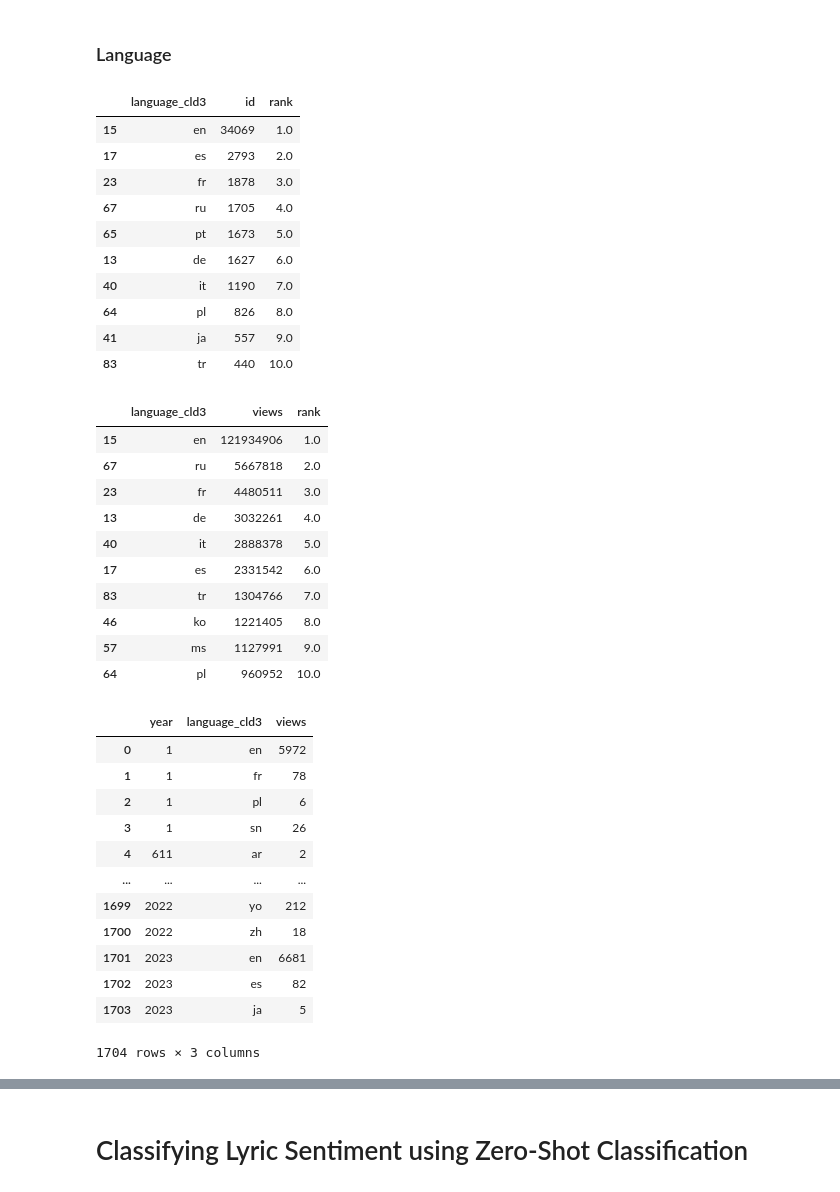
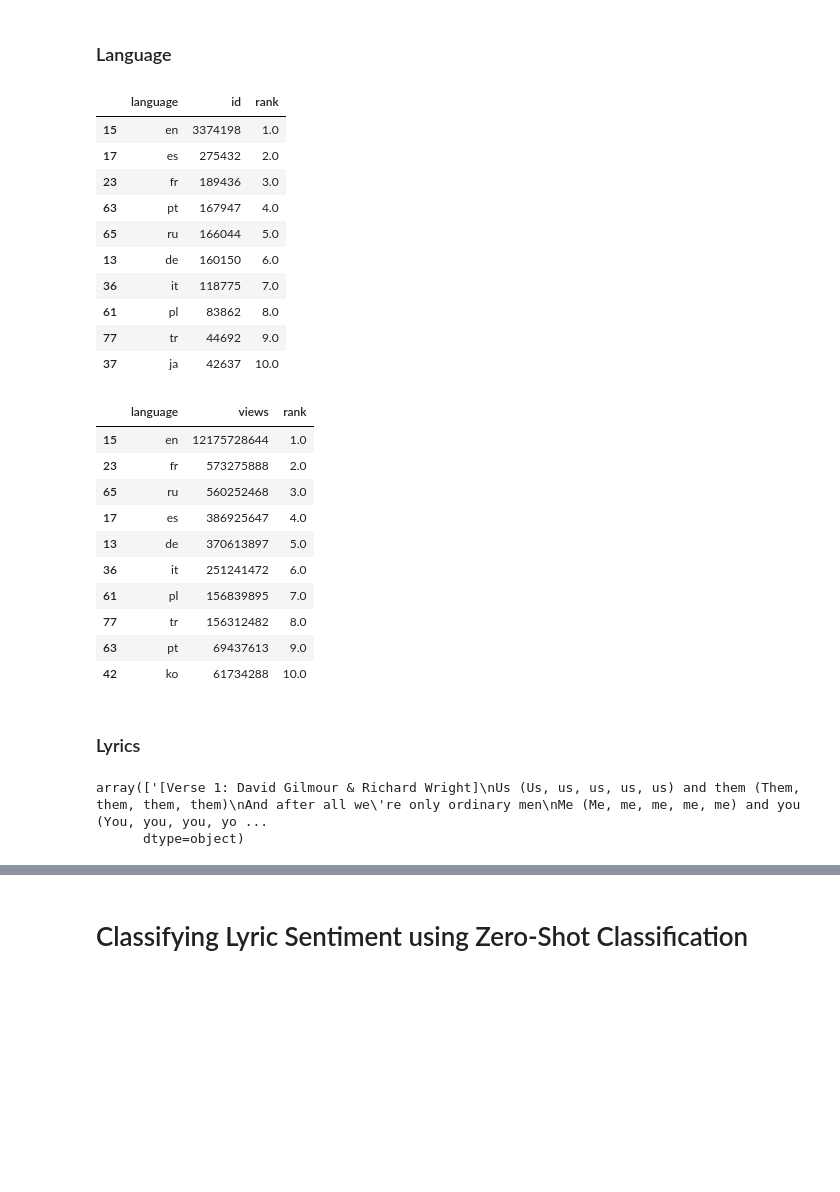
Before and after one commit to wanyakrecipes/lyrical_sentiment, a Jupyter notebook: notebook.ipynb, the cells around one changed output, grey strips where cells are left out. Saved outputs shown, nothing was run; the diff lists cells and outputs as text; code cells hidden in the pictures; blank space fills up the shorter version.

```diff
--- a/notebook.ipynb
+++ b/notebook.ipynb
@@ -153,58 +198,45 @@ display(features_top_ten_views_df)
 ### Language
 # %%
 #Most popular language
-popular_lang_df = song_lyrics_sample_df.groupby('language_cld3').agg({'id':'count'}).reset_index()
+popular_lang_df = song_lyrics_full_df.groupby('language').agg({'id':'count'}).reset_index()
 popular_lang_df ['rank'] = popular_lang_df ['id'].rank(ascending= False)
 popular_lang_df  = popular_lang_df.sort_values(by = 'rank')
 popular_lang_df  = popular_lang_df.head(10)
 
 display(popular_lang_df)
 
 #Most popular langauge by views
-popular_lang_views_df = song_lyrics_sample_df.groupby('language_cld3').agg({'views':'sum'}).reset_index()
+popular_lang_views_df = song_lyrics_full_df.groupby('language').agg({'views':'sum'}).reset_index()
 popular_lang_views_df ['rank'] = popular_lang_views_df ['views'].rank(ascending= False)
 popular_lang_views_df  = popular_lang_views_df.sort_values(by = 'rank')
 popular_lang_views_df = popular_lang_views_df.head(10)
 
 display(popular_lang_views_df)
 
 
-#Most popular langauge by views and year
-popular_lang_views_df = song_lyrics_sample_df.groupby(['year','language_cld3']).agg({'views':'sum'}).reset_index()
-display(popular_lang_views_df)
+# #Most popular langauge by views and year
+# popular_lang_views_df = song_lyrics_sample_df.groupby(['year','language']).agg({'views':'sum'}).reset_index()
+# display(popular_lang_views_df)
 # %% [output]
-|  | language_cld3 | id | rank |
-| 15 | en | 34069 | 1.0 |
-| 17 | es | 2793 | 2.0 |
-| 23 | fr | 1878 | 3.0 |
-| 67 | ru | 1705 | 4.0 |
-| 65 | pt | 1673 | 5.0 |
-| 13 | de | 1627 | 6.0 |
-| 40 | it | 1190 | 7.0 |
-| 64 | pl | 826 | 8.0 |
-| 41 | ja | 557 | 9.0 |
-| 83 | tr | 440 | 10.0 |
+|  | language | id | rank |
+| 15 | en | 3374198 | 1.0 |
+| 17 | es | 275432 | 2.0 |
+| 23 | fr | 189436 | 3.0 |
+| 63 | pt | 167947 | 4.0 |
+| 65 | ru | 166044 | 5.0 |
+| 13 | de | 160150 | 6.0 |
+| 36 | it | 118775 | 7.0 |
+| 61 | pl | 83862 | 8.0 |
+| 77 | tr | 44692 | 9.0 |
+| 37 | ja | 42637 | 10.0 |
-|  | language_cld3 | views | rank |
-| 15 | en | 121934906 | 1.0 |
-| 67 | ru | 5667818 | 2.0 |
-| 23 | fr | 4480511 | 3.0 |
-| 13 | de | 3032261 | 4.0 |
-| 40 | it | 2888378 | 5.0 |
-| 17 | es | 2331542 | 6.0 |
-| 83 | tr | 1304766 | 7.0 |
-| 46 | ko | 1221405 | 8.0 |
-| 57 | ms | 1127991 | 9.0 |
-| 64 | pl | 960952 | 10.0 |
+|  | language | views | rank |
+| 15 | en | 12175728644 | 1.0 |
+| 23 | fr | 573275888 | 2.0 |
+| 65 | ru | 560252468 | 3.0 |
+| 17 | es | 386925647 | 4.0 |
+| 13 | de | 370613897 | 5.0 |
+| 36 | it | 251241472 | 6.0 |
+| 61 | pl | 156839895 | 7.0 |
+| 77 | tr | 156312482 | 8.0 |
+| 63 | pt | 69437613 | 9.0 |
+| 42 | ko | 61734288 | 10.0 |
-|  | year | language_cld3 | views |
-| 0 | 1 | en | 5972 |
-| 1 | 1 | fr | 78 |
-| 2 | 1 | pl | 6 |
-| 3 | 1 | sn | 26 |
-| 4 | 611 | ar | 2 |
-| ... | ... | ... | ... |
-| 1699 | 2022 | yo | 212 |
-| 1700 | 2022 | zh | 18 |
-| 1701 | 2023 | en | 6681 |
-| 1702 | 2023 | es | 82 |
-| 1703 | 2023 | ja | 5 |
-1704 rows × 3 columns
@@ -210,0 +247,13 @@ display(popular_lang_views_df)
+# %% [markdown]
+### Lyrics
+
+<!--Find a song and have a look at the format, and what things need to be cleaned -->
+# %%
+song_lyrics_pk_df = song_lyrics_full_df[(song_lyrics_full_df['artist'] == "Pink Floyd")]
+
+x = song_lyrics_pk_df['lyrics'][(song_lyrics_full_df['title'] == "Us and Them")]
+
+display(x.values)
+# %% [output]
+array(['[Verse 1: David Gilmour & Richard Wright]\nUs (Us, us, us, us, us) and them (Them, them, them, them)\nAnd after all we\'re only ordinary men\nMe (Me, me, me, me, me) and you (You, you, you, yo ...
+      dtype=object)
```
Also changed, not shown: parts of 24 cells of this notebook.
